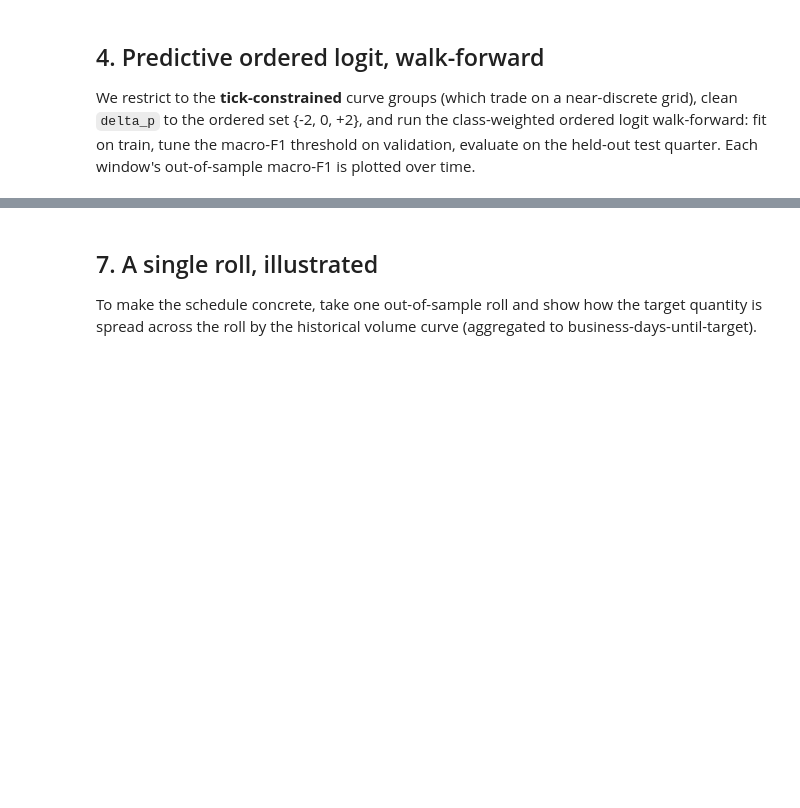
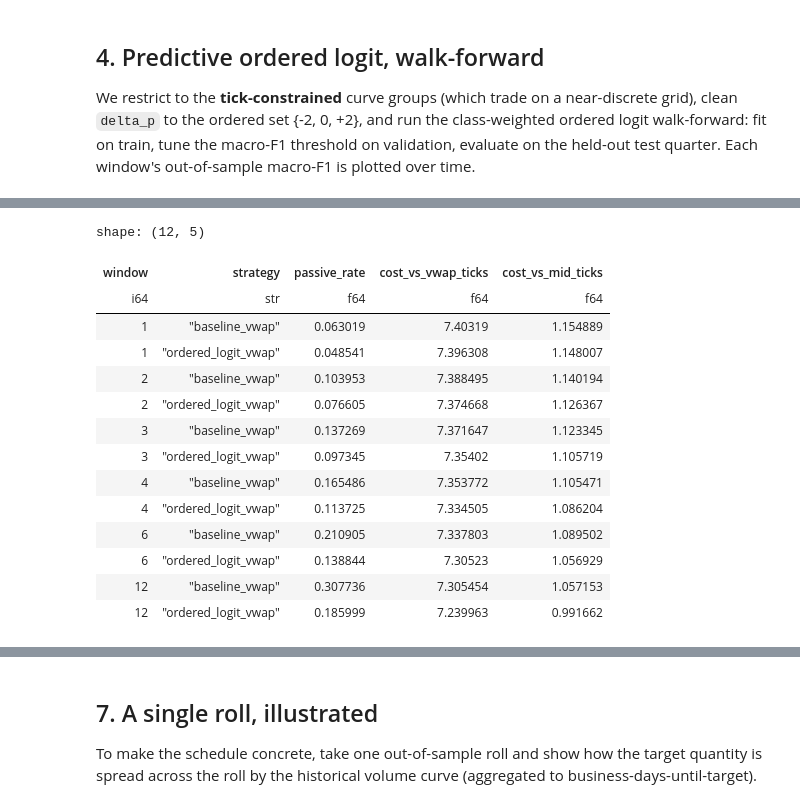
Before and after one commit to qe-internship-wjw/ip1, a Jupyter notebook: notebooks/03_vwap_backtest.ipynb, the cells around one changed output, grey strips where cells are left out. Cells and saved outputs as stored; diff of their text form; code cells hidden in the pictures; blank space fills up the shorter version.

```diff
--- a/notebooks/03_vwap_backtest.ipynb
+++ b/notebooks/03_vwap_backtest.ipynb
@@ -324,0 +357,29 @@ by_q['qcode'] = pd.Categorical(by_q['qcode'], categories=by_q['qcode'].tolist(),
+# %%
+sweep_rows = []
+for W in WINDOW_GRID:
+    s_w, _ = run_improved_vwap_backtest(
+        df_cs, preds, df_signals,
+        target_qty=TARGET_QTY, direction=DIRECTION, fill_model=FILL_MODEL, window=W, framework='ticks',
+    )
+    for r in s_w.iter_rows(named=True):
+        sweep_rows.append(dict(window=W, strategy=r['strategy'], passive_rate=r['passive_rate'],
+                               cost_vs_vwap_ticks=r['cost_vs_vwap_ticks'],
+                               cost_vs_mid_ticks=r['cost_vs_mid_ticks']))
+sweep = pl.DataFrame(sweep_rows)
+sweep
+# %% [output]
+shape: (12, 5)
+| window | strategy | passive_rate | cost_vs_vwap_ticks | cost_vs_mid_ticks |
+| i64 | str | f64 | f64 | f64 |
+| 1 | "baseline_vwap" | 0.063019 | 7.40319 | 1.154889 |
+| 1 | "ordered_logit_vwap" | 0.048541 | 7.396308 | 1.148007 |
+| 2 | "baseline_vwap" | 0.103953 | 7.388495 | 1.140194 |
+| 2 | "ordered_logit_vwap" | 0.076605 | 7.374668 | 1.126367 |
+| 3 | "baseline_vwap" | 0.137269 | 7.371647 | 1.123345 |
+| 3 | "ordered_logit_vwap" | 0.097345 | 7.35402 | 1.105719 |
+| 4 | "baseline_vwap" | 0.165486 | 7.353772 | 1.105471 |
+| 4 | "ordered_logit_vwap" | 0.113725 | 7.334505 | 1.086204 |
+| 6 | "baseline_vwap" | 0.210905 | 7.337803 | 1.089502 |
+| 6 | "ordered_logit_vwap" | 0.138844 | 7.30523 | 1.056929 |
+| 12 | "baseline_vwap" | 0.307736 | 7.305454 | 1.057153 |
+| 12 | "ordered_logit_vwap" | 0.185999 | 7.239963 | 0.991662 |
```
Also changed, not shown: parts of 11 cells of this notebook, 2 other files.
